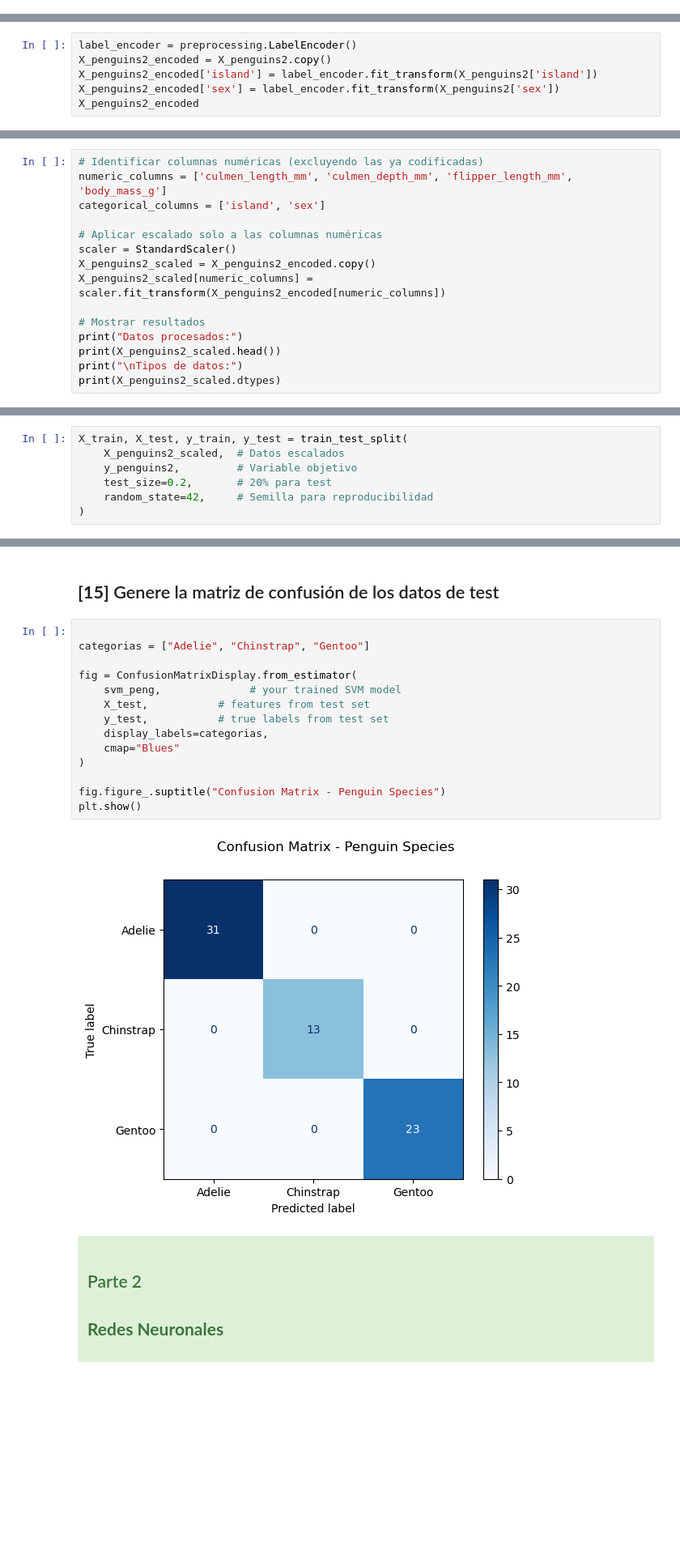
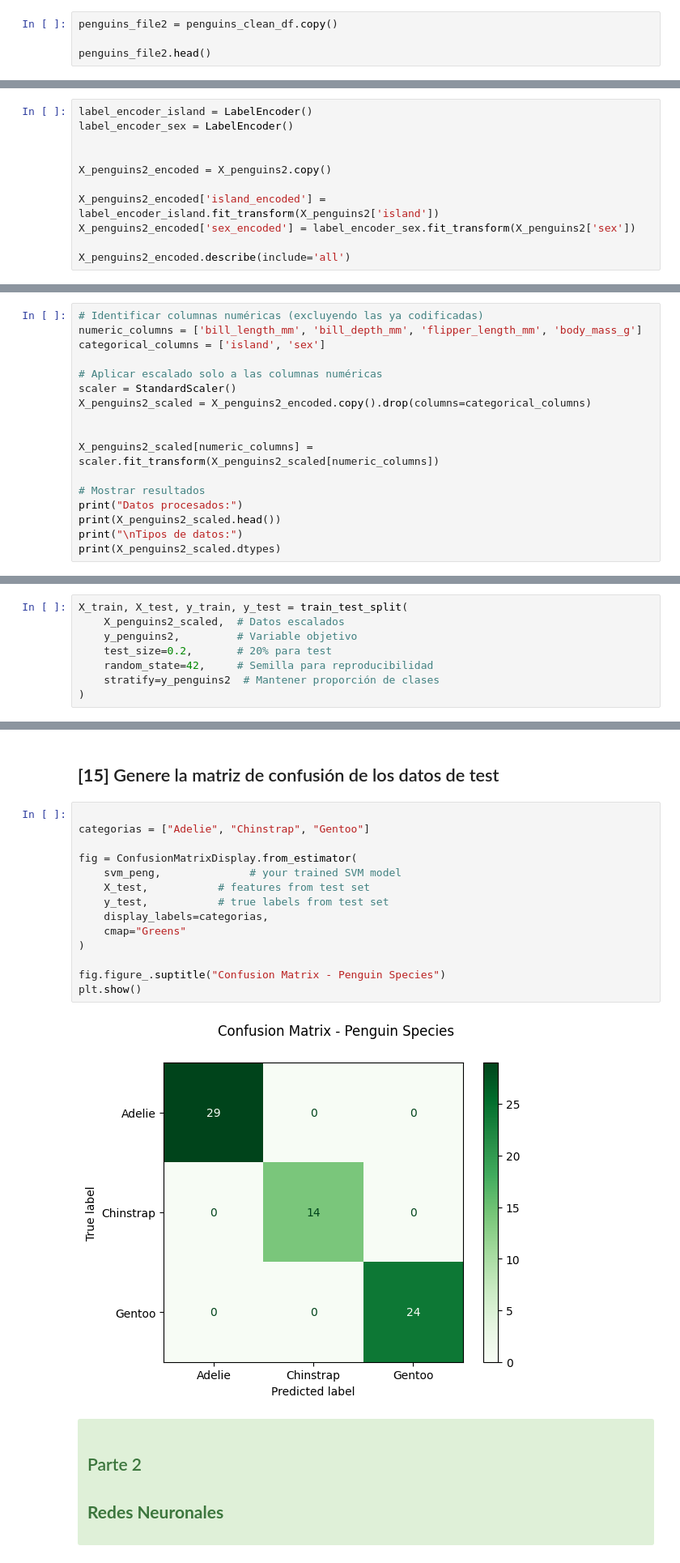
Before and after one commit to edegraciab/mla-labs-edg, a Jupyter notebook: 03_Lab_ApSupervisado2/Lab_03_ApSupervisado2_edgb.ipynb, the cells around one changed output, grey strips where cells are left out. Shown: that part at 81% size. Saved outputs shown, nothing was run; the diff lists cells and outputs as text; blank space fills up the shorter version.

```diff
--- a/03_Lab_ApSupervisado2/Lab_03_ApSupervisado2_edgb.ipynb
+++ b/03_Lab_ApSupervisado2/Lab_03_ApSupervisado2_edgb.ipynb
@@ -260,0 +266,4 @@ penguins_file2.head()
+# %%
+penguins_file2 = penguins_clean_df.copy()
+
+penguins_file2.head()
@@ -296,9 +312,14 @@ Name: species, Length: 334, dtype: object
 # %% [markdown]
 ## **[9]** Aplique el LabelEncoder
 # %%
-label_encoder = preprocessing.LabelEncoder()
+label_encoder_island = LabelEncoder()
+label_encoder_sex = LabelEncoder()
+
+
 X_penguins2_encoded = X_penguins2.copy()
-X_penguins2_encoded['island'] = label_encoder.fit_transform(X_penguins2['island'])
-X_penguins2_encoded['sex'] = label_encoder.fit_transform(X_penguins2['sex'])
-X_penguins2_encoded
+
+X_penguins2_encoded['island_encoded'] = label_encoder_island.fit_transform(X_penguins2['island'])
+X_penguins2_encoded['sex_encoded'] = label_encoder_sex.fit_transform(X_penguins2['sex'])
+
+X_penguins2_encoded.describe(include='all')
 # %% [output]
@@ -319,13 +357,15 @@ X_penguins2_encoded
 ## **[10]** Aplique el Escalado a los datos
 # %%
 # Identificar columnas numéricas (excluyendo las ya codificadas)
-numeric_columns = ['culmen_length_mm', 'culmen_depth_mm', 'flipper_length_mm', 'body_mass_g']
+numeric_columns = ['bill_length_mm', 'bill_depth_mm', 'flipper_length_mm', 'body_mass_g']
 categorical_columns = ['island', 'sex']
 
 # Aplicar escalado solo a las columnas numéricas
 scaler = StandardScaler()
-X_penguins2_scaled = X_penguins2_encoded.copy()
-X_penguins2_scaled[numeric_columns] = scaler.fit_transform(X_penguins2_encoded[numeric_columns])
+X_penguins2_scaled = X_penguins2_encoded.copy().drop(columns=categorical_columns)
+
+
+X_penguins2_scaled[numeric_columns] = scaler.fit_transform(X_penguins2_scaled[numeric_columns])
 
 # Mostrar resultados
 print("Datos procesados:")
@@ -358,6 +398,7 @@ X_train, X_test, y_train, y_test = train_test_split(
     y_penguins2,         # Variable objetivo
     test_size=0.2,       # 20% para test
     random_state=42,     # Semilla para reproducibilidad
+    stratify=y_penguins2  # Mantener proporción de clases
 )
 # %% [markdown]
 ## **[12]** Entrene el modelo de predicción mediante SVM, con kernel RBF
@@ -431,19 +472,19 @@ Test Accuracy: 1.0
 # %%
 
 categorias = ["Adelie", "Chinstrap", "Gentoo"]
 
 fig = ConfusionMatrixDisplay.from_estimator(
     svm_peng,              # your trained SVM model
     X_test,           # features from test set
     y_test,           # true labels from test set
     display_labels=categorias,
-    cmap="Blues"
+    cmap="Greens"
 )
 
 fig.figure_.suptitle("Confusion Matrix - Penguin Species")
 plt.show()
 # %% [output]
-[figure, old version]
+[figure, new version]
 # %% [markdown]
 <div class="alert alert-success", role="alert">
     <h1 style="font-size: 1.5em;">Parte 2 </h1>
```
Also changed, not shown: parts of 42 cells of this notebook, 1 other file.
